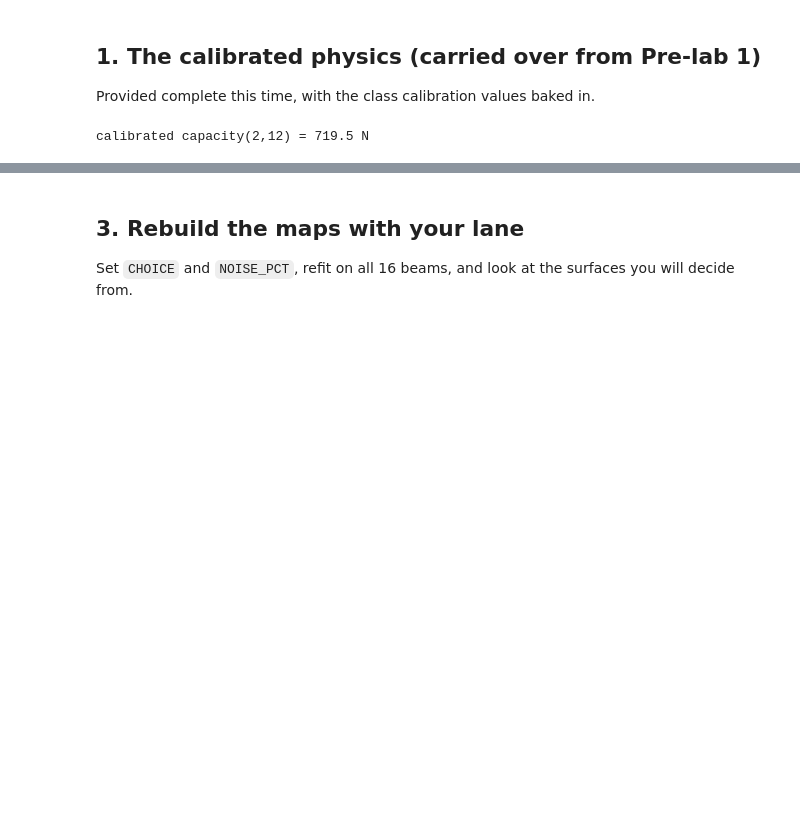
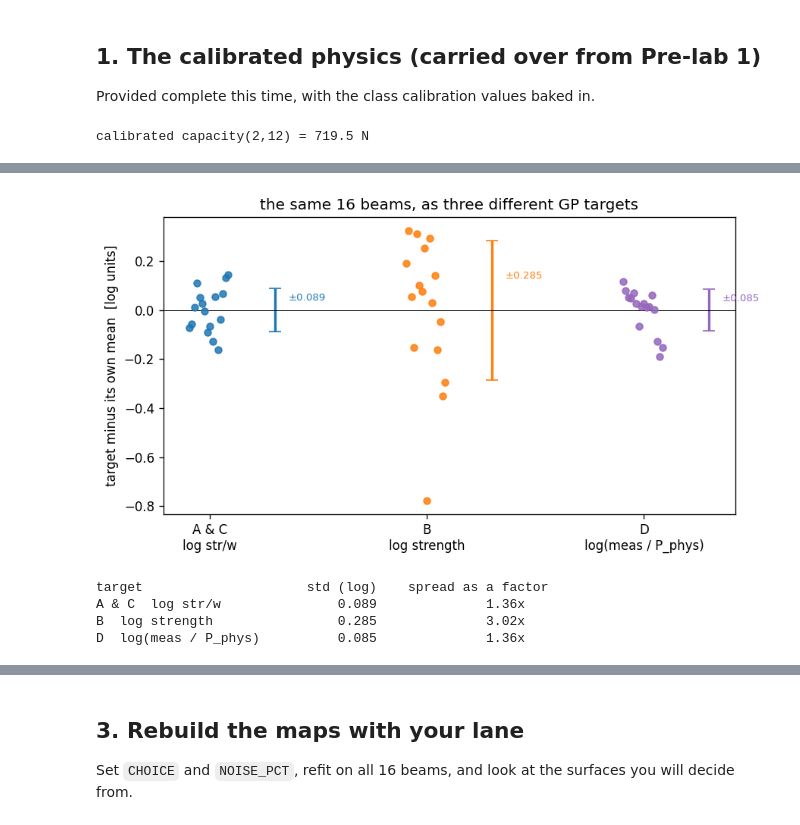
Before and after one commit to andrewvoss8-boop/core-me-data-science-activities-public, a Jupyter notebook: me323/Module1_drafts/ME323_Module1_Submission1_Design_KEY.ipynb, the cells around one changed output, grey strips where cells are left out. Drawn from its saved outputs; the diff is of its cells as text; code cells hidden in the pictures; blank space fills up the shorter version.

```diff
--- a/me323/Module1_drafts/ME323_Module1_Submission1_Design_KEY.ipynb
+++ b/me323/Module1_drafts/ME323_Module1_Submission1_Design_KEY.ipynb
@@ -195,0 +247,33 @@ If your numbers are far off, check your work or talk to a TA.
+# %%
+Pphys16 = np.array([capacity(b, H, SY_CAL, K_CAL, CS_CAL) for b, H in zip(df.b, df.H)])
+targets = {
+    "A & C\nlog str/w":      np.log(df.str_to_weight.values),
+    "B\nlog strength":       np.log(df.strength_N.values.astype(float)),
+    "D\nlog(meas / P_phys)": np.log(df.strength_N.values) - np.log(Pphys16),
+}
+tcolors = ["tab:blue", "tab:orange", "tab:purple"]
+
+fig, ax = plt.subplots(figsize=(7.5, 4.2))
+rows = []
+for k, ((name, t), c) in enumerate(zip(targets.items(), tcolors)):
+    tc = t - t.mean()
+    x = k + (np.arange(len(tc)) - len(tc)/2) * 0.012   # spread points out a little
+    ax.scatter(x, tc, color=c, s=28, alpha=0.85, zorder=3)
+    ax.errorbar(k + 0.3, 0, yerr=tc.std(), color=c, capsize=5, lw=2)
+    ax.annotate(f"±{tc.std():.3f}", (k + 0.36, tc.std()*0.45), fontsize=8, color=c)
+    rows.append((name.replace("\n", "  "), tc.std(), np.exp(t.max() - t.min())))
+ax.axhline(0, color="k", lw=0.6)
+ax.set_xticks(range(len(targets))); ax.set_xticklabels(targets.keys())
+ax.set_ylabel("target minus its own mean  [log units]")
+ax.set_title("the same 16 beams, as three different GP targets")
+plt.tight_layout(); plt.show()
+
+print(f"{'target':<26}{'std (log)':>10}{'spread as a factor':>22}")
+for name, s, f in rows:
+    print(f"{name:<26}{s:>10.3f}{f:>18.2f}x")
+# %% [output]
+[figure, added]
+target                     std (log)    spread as a factor
+A & C  log str/w               0.089              1.36x
+B  log strength                0.285              3.02x
+D  log(meas / P_phys)          0.085              1.36x
```
Also changed, not shown: parts of 10 cells of this notebook, 2 other files.
